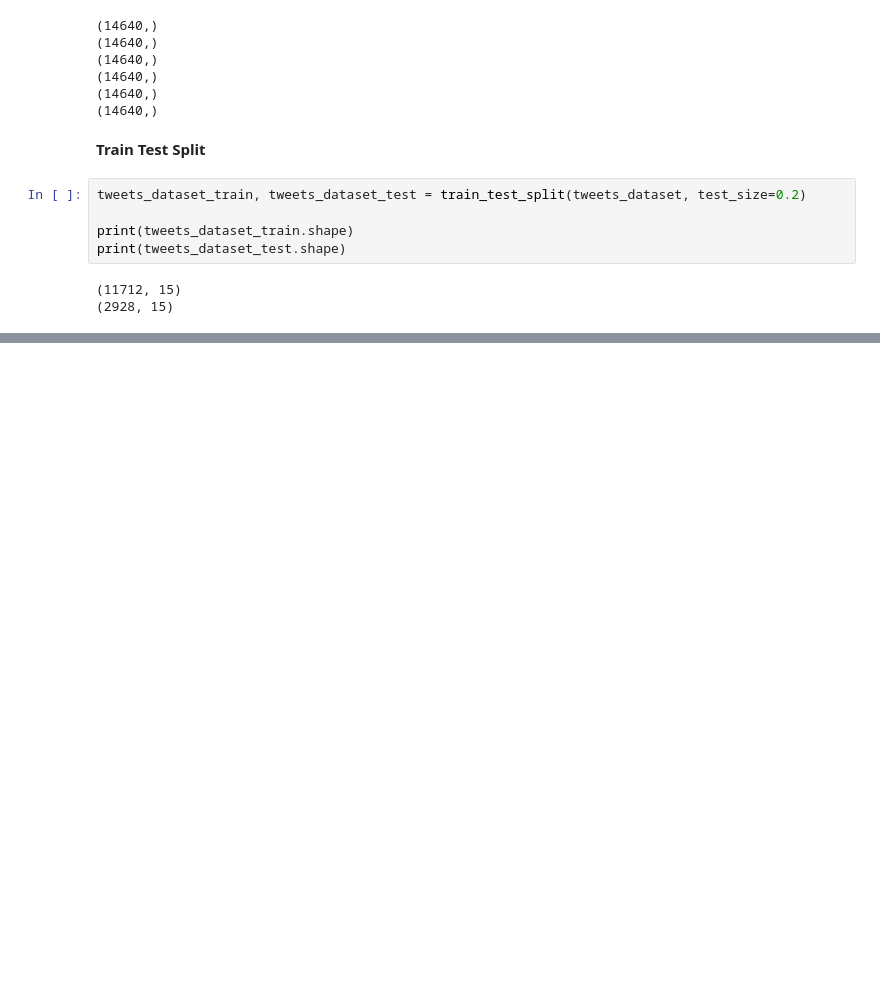
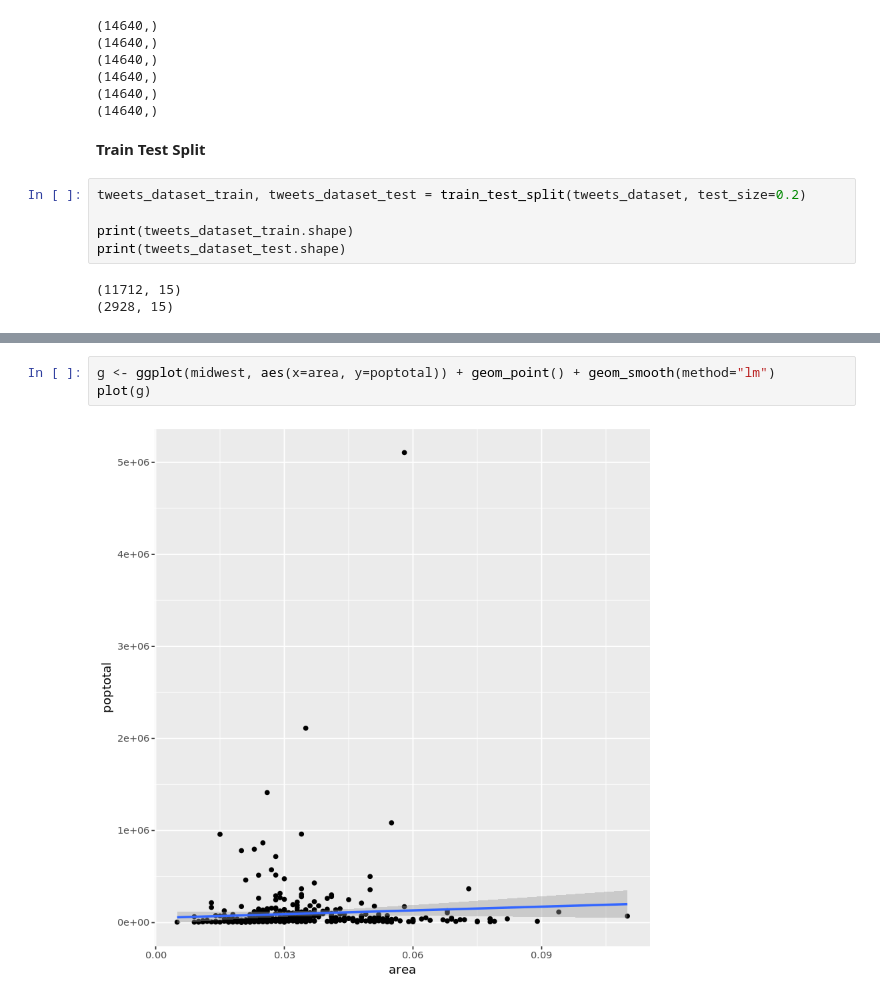
Before and after one commit to outcastgeek/ANLY520_US_AirlineTwitterSentimentAnalysis, a Jupyter notebook: U.S.AirlineTwitterSentimentAnalysis.ipynb, the cells around one changed output, grey strips where cells are left out. Cells and saved outputs as stored; diff of their text form; blank space fills up the shorter version.

```diff
--- a/U.S.AirlineTwitterSentimentAnalysis.ipynb
+++ b/U.S.AirlineTwitterSentimentAnalysis.ipynb
@@ -149,0 +183,5 @@ print(tweets_dataset_test.shape)
+# %%
+g <- ggplot(midwest, aes(x=area, y=poptotal)) + geom_point() + geom_smooth(method="lm")
+plot(g)
+# %% [output]
+[figure, added]
```
Also changed, not shown: parts of 11 cells of this notebook.
